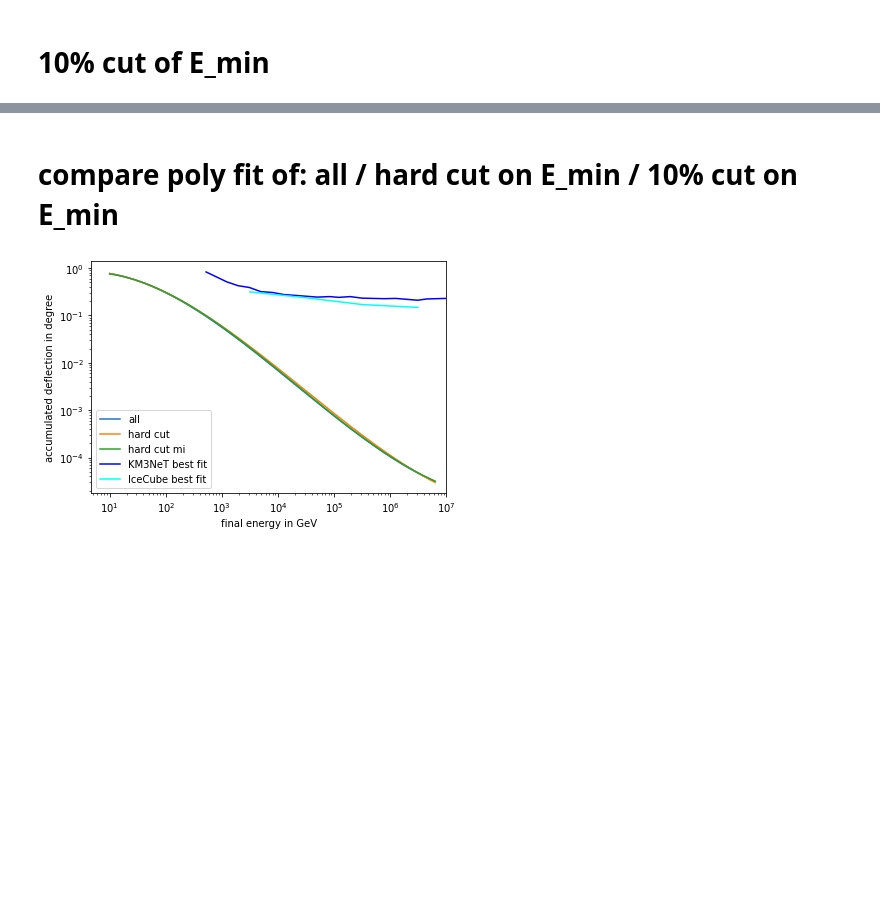
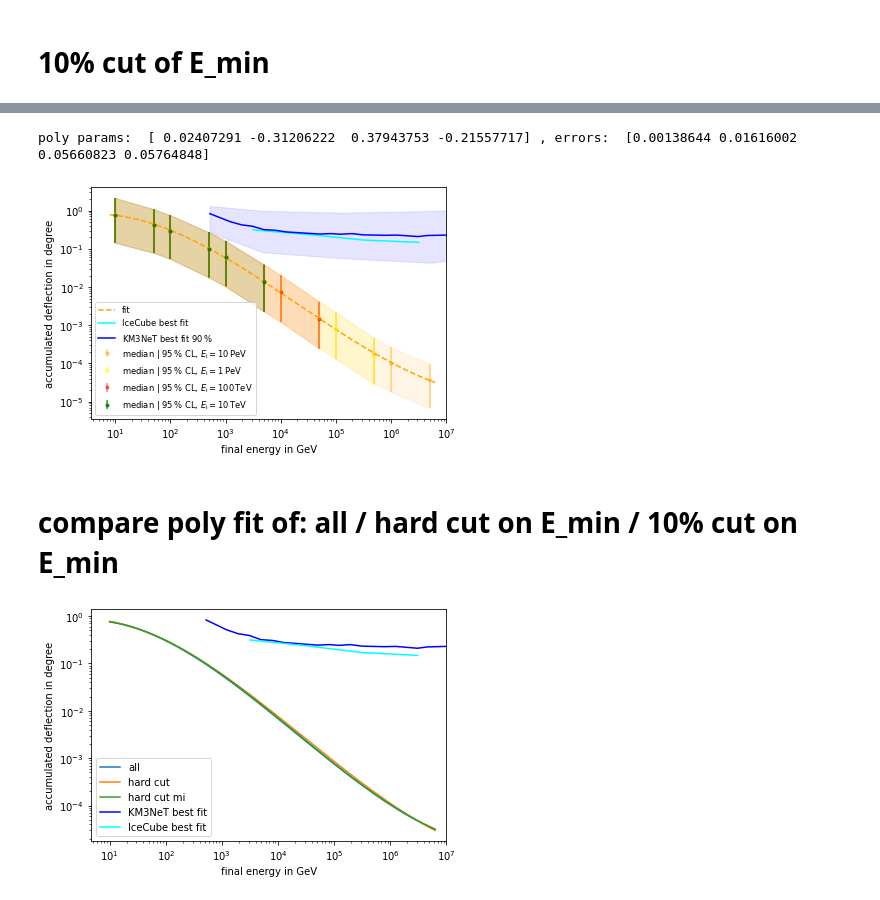
Before and after one commit to pascalgutjahr/muon-deflection-paper, a Jupyter notebook: deflection/total_defl_combined_moliere.ipynb, the cells around one changed output, grey strips where cells are left out. Drawn from its saved outputs; the diff is of its cells as text; code cells hidden in the pictures; blank space fills up the shorter version.

```diff
--- a/deflection/total_defl_combined_moliere.ipynb
+++ b/deflection/total_defl_combined_moliere.ipynb
@@ -918,3 +955,76 @@ efit params:  [-1.23645258  0.27121058  1.55863661] , errors:  [0.23212289 0.027
+# %%
+### fit deflection medians
+x = np.logspace(0.1, 7, 1000)
+# plt.figure(figsize=(12, 10))
+
+
+# polynom fit
+def poly(x, a, b, c, d):
+    return a * x**3 + b * x**2 + c * x + d
+
+# E_i = 10 PeV
+params, cov = curve_fit(poly, np.log10(E_f_10P), np.log10(deflection_median_10P_cut_10))
+errors = np.sqrt(np.diag(cov))
+print('poly params: ', params, ', errors: ', errors)
+x = np.logspace(0.9, 6.8, 1000)
+plt.plot(x, np.power(10, poly(np.log10(x), *params)), '--', color='orange', alpha=1, label='fit')
+
+
+
+plt.errorbar(E_f_10P, deflection_median_10P_cut_10, yerr=(deflection_median_lower_10P_cut_10, deflection_median_upper_10P_cut_10), fmt='.', color='orange', alpha=0.5, label=r'median | $95\,$% CL, $E_\mathrm{i} = 10\,$PeV')
+plt.fill_between(E_f_10P, np.array(deflection_median_10P_cut_10)-np.array(deflection_median_lower_10P_cut_10), np.array(deflection_median_10P_cut_10) + np.array(deflection_median_upper_10P_cut_10), alpha=0.1, color='orange')
+
+
+# E_i = 1 PeV
+plt.errorbar(E_f, deflection_median_1P_cut_10, yerr=(deflection_median_lower_1P_cut_10, deflection_median_upper_1P_cut_10), fmt='.', color='yellow', alpha=0.5, label=r'median | $95\,$% CL, $E_\mathrm{i} = 1\,$PeV')
+plt.fill_between(E_f, np.array(deflection_median_1P_cut_10)-np.array(deflection_median_lower_1P_cut_10), np.array(deflection_median_1P_cut_10) + np.array(deflection_median_upper_1P_cut_10), alpha=0.1, color='yellow')
+
+
+# E_i = 100 TeV
+plt.errorbar(E_f_100, deflection_median_100_cut_10, yerr=(deflection_median_lower_100_cut_10, deflection_median_upper_100_cut_10), fmt='.', color='red', alpha=0.5, label=r'median | $95\,$% CL, $E_\mathrm{i} = 100\,$TeV')
+plt.fill_between(E_f_100, np.array(deflection_median_100_cut_10)-np.array(deflection_median_lower_100_cut_10), np.array(deflection_median_100_cut_10) + np.array(deflection_median_upper_100_cut_10), alpha=0.1, color='red')
+
+
+# E_i = 10 TeV
+plt.errorbar(E_f_10, deflection_median_10_cut_10, yerr=(deflection_median_lower_10_cut_10, deflection_median_upper_10_cut_10), fmt='.', color='green', alpha=0.8, label=r'median | $95\,$% CL, $E_\mathrm{i} = 10\,$TeV')
+plt.fill_between(E_f_10, np.array(deflection_median_10_cut_10)-np.array(deflection_median_lower_10_cut_10), np.array(deflection_median_10_cut_10) + np.array(deflection_median_upper_10_cut_10), alpha=0.1, color='green')
+
+
+
+# IceCube 2021, https://arxiv.org/abs/2103.16931
+IceCube_median_error_E = [3154.6222956675642, 31393.67119012529, 318535.5398366218, 3139367.1190125225]
+IceCube_median_error_theta = [0.3132923103706559, 0.23583164894478967, 0.1696125188412025, 0.147416292664677]
+plt.plot(IceCube_median_error_E, IceCube_median_error_theta, '-', color='cyan', label='IceCube best fit')
+
+# KM3NeT 2016, https://arxiv.org/abs/1601.07459
+KM3NeT_median_error_E = [522.4356285756223, 1216.8748116390357, 1943.231716329505, 3103.1536417971624,
+                         4955.437091562044, 7913.355122889535, 12636.864951346342, 50689.50296608002,
+                         83427.93140908847, 121687.48116390369, 194323.17163295028, 315036.3417558579,
+                         779476.9527719838, 1263686.4951346342, 3079814.718585156, 4560541.30436924,
+                         9850144.98486653, 20642110.490612086, 32469485.711770043, 48811773.81527156]
+KM3NeT_median_error_theta = [0.827576632070297, 0.5123763092955053, 0.42403066039938264, 0.38818709714958904,
+                             0.31722679466012654, 0.305443935560202, 0.2761187447596839, 0.24338923735390608,
+                             0.24960901930441665, 0.2403377094590886, 0.24960901930441665, 0.2314107669226327,
+                             0.22564445080444856, 0.22850942083969703, 0.20919338394904638, 0.22281540074690914,
+                             0.22850942083969703, 0.23434895091387908, 0.22850942083969703, 0.24647950999050272]
+plt.plot(KM3NeT_median_error_E, KM3NeT_median_error_theta, '-', color='blue', label='KM3NeT best fit $90\,$%')
+x = [514.606668672977, 4665.0087107025565,  123538.77161286505, 5224356.285756218, 1e7]
+y_low = [0.27265686591460175, 0.08120617245807966, 0.05703801243761694, 0.04321320106658356, 0.0478]
+y_up = [1.3199210201931573, 0.9874623548354361, 0.8814658257473126, 0.9750819022171437, 1.01]
+plt.fill_between(x, y_low, y_up, alpha=0.1, color='blue')
+
+plt.xscale('log')
+plt.yscale('log')
+plt.xlabel('final energy in GeV')
+plt.ylabel('accumulated deflection in degree')
+plt.xlim(right=1e7)
+plt.legend(fontsize='small', loc='lower left')
+plt.tight_layout()
+if save_plot:
+    plt.savefig(plot_dir + 'fit_median_defl_cut_10percent_only_poly.pdf')
+# %% [output]
+poly params:  [ 0.02407291 -0.31206222  0.37943753 -0.21557717] , errors:  [0.00138644 0.01616002 0.05660823 0.05764848]
+[figure, added]
 # %% [markdown]
 # compare poly fit of: all / hard cut on E_min / 10% cut on E_min
 # %%
```
Also changed, not shown: parts of 12 cells of this notebook.
